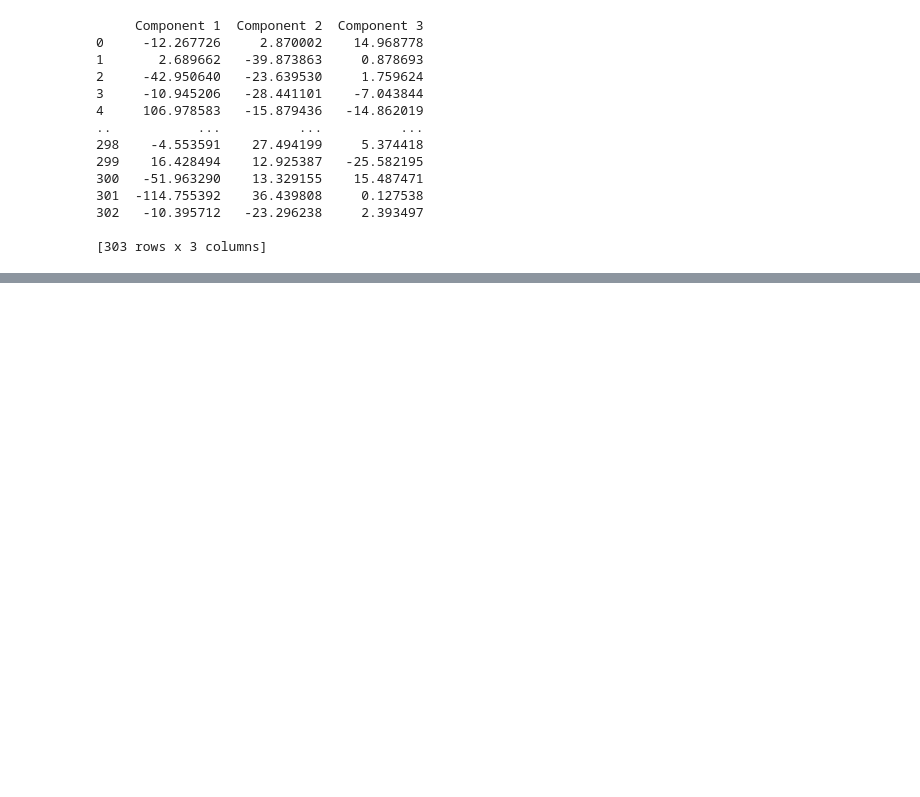
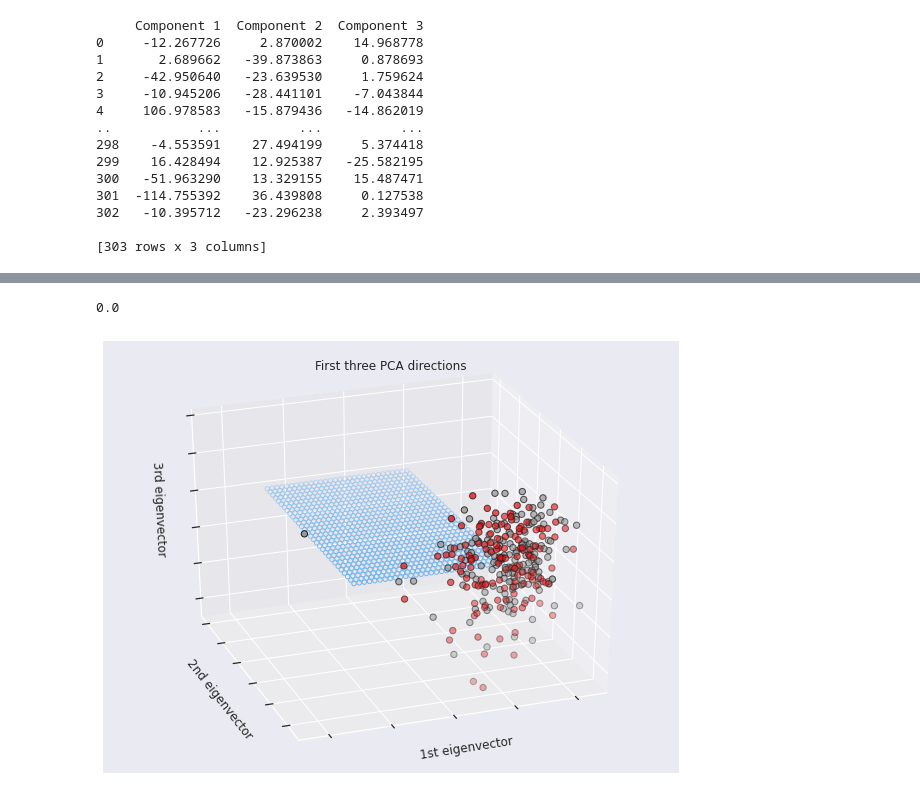
Before and after one commit to Ali-Kazmi/PCA, a Jupyter notebook: PCA.ipynb, the cells around one changed output, grey strips where cells are left out. Drawn from its saved outputs; the diff is of its cells as text; code cells hidden in the pictures; blank space fills up the shorter version.

```diff
--- a/PCA.ipynb
+++ b/PCA.ipynb
@@ -165,0 +129,48 @@ ValueError: ignored
+# %%
+#here we find the 3 most important componenents using scikit learn
+
+import matplotlib.pyplot as plt
+from mpl_toolkits.mplot3d import Axes3D
+from sklearn import datasets
+from sklearn.decomposition import PCA
+
+#let's train on component 1 and 2
+X=principalDF[['Component 1','Component 2']].values.reshape(-1,2)
+Y=principalDF['Component 3'].values
+
+x = X[:, 0]
+y = X[:, 1]
+z = Y
+
+x_pred = np.linspace(6, 240, 30)   # range of porosity values
+y_pred = np.linspace(0, 1000, 30)  # range of brittleness values
+xx_pred, yy_pred = np.meshgrid(x_pred, y_pred)
+model_viz = np.array([xx_pred.flatten(), yy_pred.flatten()]).T
+
+ols = linear_model.LinearRegression()
+model = ols.fit(X, Y)
+predicted = model.predict(model_viz)
+r2 = model.score(X, Y)
+
+
+fig = plt.figure(1, figsize=(8, 6))
+ax = Axes3D(fig, elev=-150, azim=110)
+ax.scatter(xx_pred.flatten(), yy_pred.flatten(), predicted, facecolor=(0,0,0,0), s=20,edgecolor='#70b3f0')
+X_reduced = PCA(n_components=3).fit_transform(data)
+principalDF= pd.DataFrame(data=X_reduced,columns=['Component 1','Component 2','Component 3'])
+
+ax.scatter(X_reduced[:, 0], X_reduced[:, 1], X_reduced[:, 2], c=data.target,
+           cmap=plt.cm.Set1, edgecolor='k', s=40)
+ax.set_title("First three PCA directions")
+ax.set_xlabel("1st eigenvector")
+ax.w_xaxis.set_ticklabels([])
+ax.set_ylabel("2nd eigenvector")
+ax.w_yaxis.set_ticklabels([])
+ax.set_zlabel("3rd eigenvector")
+ax.w_zaxis.set_ticklabels([])
+
+#ax.view_init(30,50)
+print(r2)
+# %% [output]
+0.0
+[figure, added]
```
Also changed, not shown: parts of 2 cells of this notebook.
